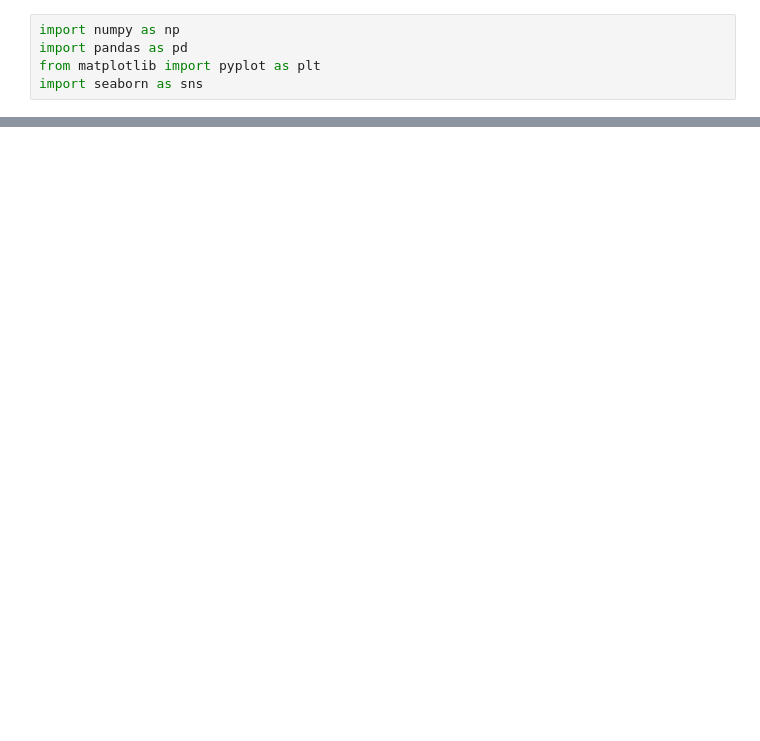
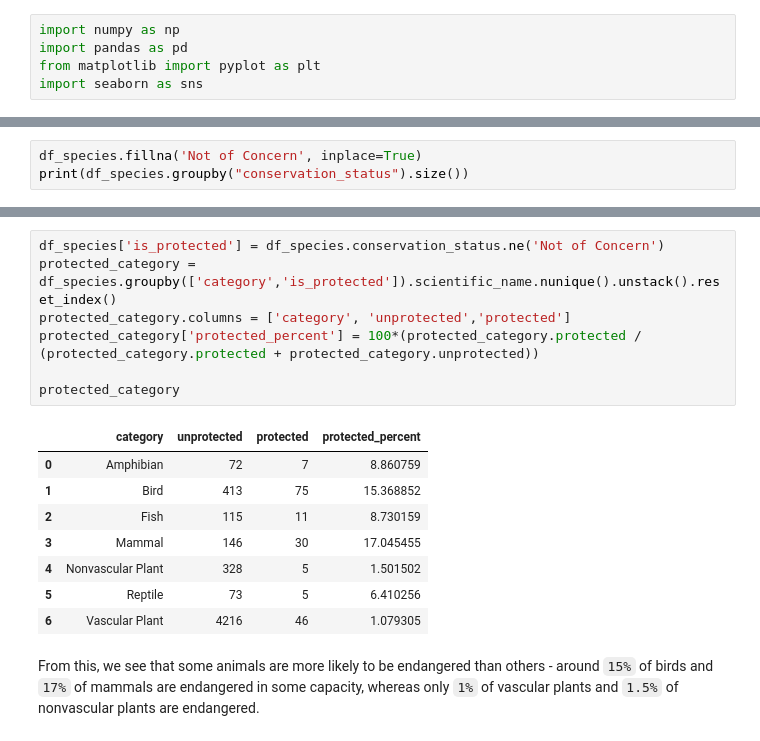
Before and after one commit to jacob-e-ryan/us-national-park-biodiversity, a Jupyter notebook: biodiversity.ipynb, the cells around one changed output, grey strips where cells are left out. Saved outputs shown, nothing was run; the diff lists cells and outputs as text; blank space fills up the shorter version.

```diff
--- a/biodiversity.ipynb
+++ b/biodiversity.ipynb
@@ -99,0 +195,3 @@ print(df_species.conservation_status.unique())
+# %%
+df_species.fillna('Not of Concern', inplace=True)
+print(df_species.groupby("conservation_status").size())
@@ -99,0 +232,18 @@ print(df_species.conservation_status.unique())
+# %%
+df_species['is_protected'] = df_species.conservation_status.ne('Not of Concern')
+protected_category = df_species.groupby(['category','is_protected']).scientific_name.nunique().unstack().reset_index()
+protected_category.columns = ['category', 'unprotected','protected']
+protected_category['protected_percent'] = 100*(protected_category.protected / (protected_category.protected + protected_category.unprotected))
+
+protected_category
+# %% [output]
+|  | category | unprotected | protected | protected_percent |
+| 0 | Amphibian | 72 | 7 | 8.860759 |
+| 1 | Bird | 413 | 75 | 15.368852 |
+| 2 | Fish | 115 | 11 | 8.730159 |
+| 3 | Mammal | 146 | 30 | 17.045455 |
+| 4 | Nonvascular Plant | 328 | 5 | 1.501502 |
+| 5 | Reptile | 73 | 5 | 6.410256 |
+| 6 | Vascular Plant | 4216 | 46 | 1.079305 |
+# %% [markdown]
+From this, we see that some animals are more likely to be endangered than others - around `15%` of birds and `17%` of mammals are endangered in some capacity, whereas only `1%` of vascular plants and `1.5%` of nonvascular plants are endangered.
```
Also changed, not shown: parts of 36 cells of this notebook.
